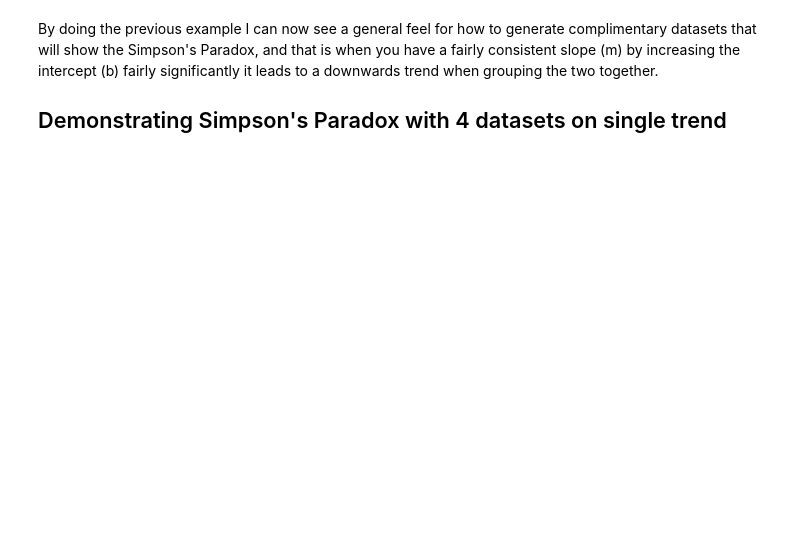
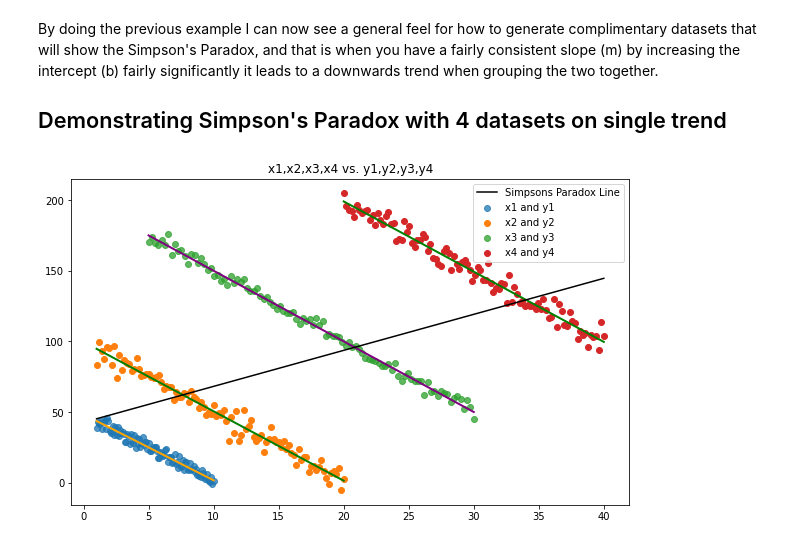
Before and after one commit to itskeithstudent/Fundamentals-Of-Data-Analysis-52446-Tasks, a Jupyter notebook: Tasks.ipynb, the cells around one changed output. Cells and saved outputs as stored; diff of their text form; code cells hidden in the pictures; blank space fills up the shorter version.

```diff
--- a/Tasks.ipynb
+++ b/Tasks.ipynb
@@ -525,35 +531,37 @@ By doing the previous example I can now see a general feel for how to generate c
 # %%
 x1 = np.linspace(1,10,100)
 y1 = -5*x1+50+rng.normal(0.0,3,len(x1))
-m1,b1 = np.polyfit(x1,y1,1)
+m1,c1 = np.polyfit(x1,y1,1)
 
 x2 = np.linspace(1, 20, 100)
 y2 = -5*x2+100+rng.normal(0.0,5,len(x2))
-m2,b2 = np.polyfit(x2,y2, 1)
+m2,c2 = np.polyfit(x2,y2, 1)
 
 x3 = np.linspace(5,30,100)
 y3 = -5*x3+200+rng.normal(0.0,3,len(x3))
-m3,b3 = np.polyfit(x3,y3,1)
+m3,c3 = np.polyfit(x3,y3,1)
 
 x4 = np.linspace(20, 40, 100)
 y4 = -5*x4+300+rng.normal(0.0,5,len(x4))
-m4,b4 = np.polyfit(x4,y4, 1)
+m4,c4 = np.polyfit(x4,y4, 1)
 
 #in an effort to create a single combined dataset in order to show the line of fit for x1 and x2 and y1 and y2
 x_all = np.concatenate((x1,x2,x3,x4), axis=None)
 y_all = np.concatenate((y1,y2,y3,y4), axis=None)
-m_all,b_all = np.polyfit(x_all,y_all, 1)
+m_all,c_all = np.polyfit(x_all,y_all, 1)
 #comb_a, comb_b = np.polyfit(x3x4,y3y4,1)
 plt.figure(figsize=(10,6))
-plt.plot(np.unique(x1), m1*np.unique(x1)+b1, 'orange', linewidth=2) #want the line underneath the transparent dot's
+plt.plot(np.unique(x1), m1*np.unique(x1)+c1, 'orange', linewidth=2) #want the line underneath the transparent dot's
 plt.scatter(x1,y1, marker='o', alpha=0.75, label='x1 and y1') #set the scatter dots to be slightly transparent
 plt.scatter(x2,y2, label='x2 and y2')
-plt.plot(np.unique(x2), m2*np.unique(x2)+b2, 'green', linewidth=2) #want the line underneath the transparent dot's
+plt.plot(np.unique(x2), m2*np.unique(x2)+c2, 'green', linewidth=2) #want the line underneath the transparent dot's
 #plt.plot(np.unique(x3x4), comb_a*np.unique(x3x4)+comb_b, color='black', label='Simpsons Paradox Line')
-plt.plot(np.unique(x3), m3*np.unique(x3)+b3, 'purple', linewidth=2) #want the line underneath the transparent dot's
+plt.plot(np.unique(x3), m3*np.unique(x3)+c3, 'purple', linewidth=2) #want the line underneath the transparent dot's
 plt.scatter(x3,y3, marker='o', alpha=0.75, label='x3 and y3') #set the scatter dots to be slightly transparent
 plt.scatter(x4,y4, label='x4 and y4')
-plt.plot(np.unique(x4), m4*np.unique(x4)+b4, 'green', linewidth=2) #want the line underneath the transparent dot's
-plt.plot(np.unique(x_all), m_all*np.unique(x_all)+b_all, color='black', label='Simpsons Paradox Line')
+plt.plot(np.unique(x4), m4*np.unique(x4)+c4, 'green', linewidth=2) #want the line underneath the transparent dot's
+plt.plot(np.unique(x_all), m_all*np.unique(x_all)+c_all, color='black', label='Simpsons Paradox Line')
 plt.legend()
 plt.title('x1,x2,x3,x4 vs. y1,y2,y3,y4');
+# %% [output]
+[figure, added]
```
Also changed, not shown: parts of 24 cells of this notebook.
